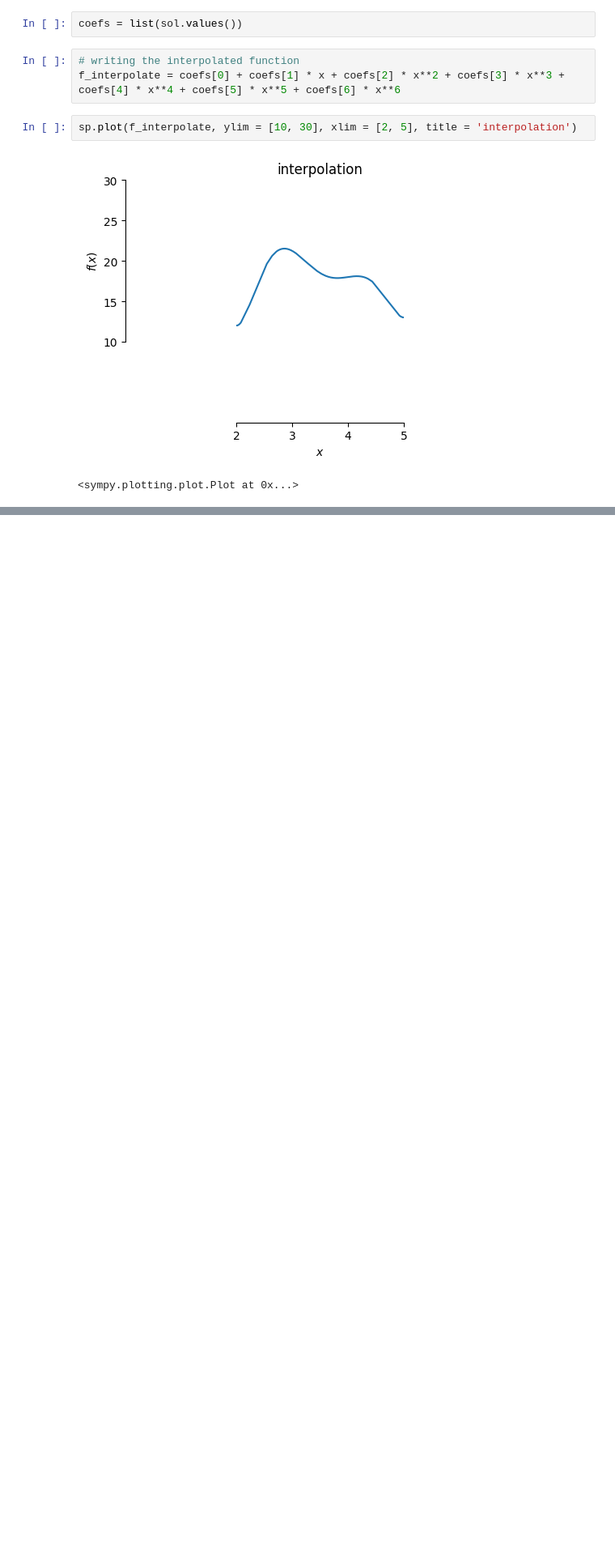
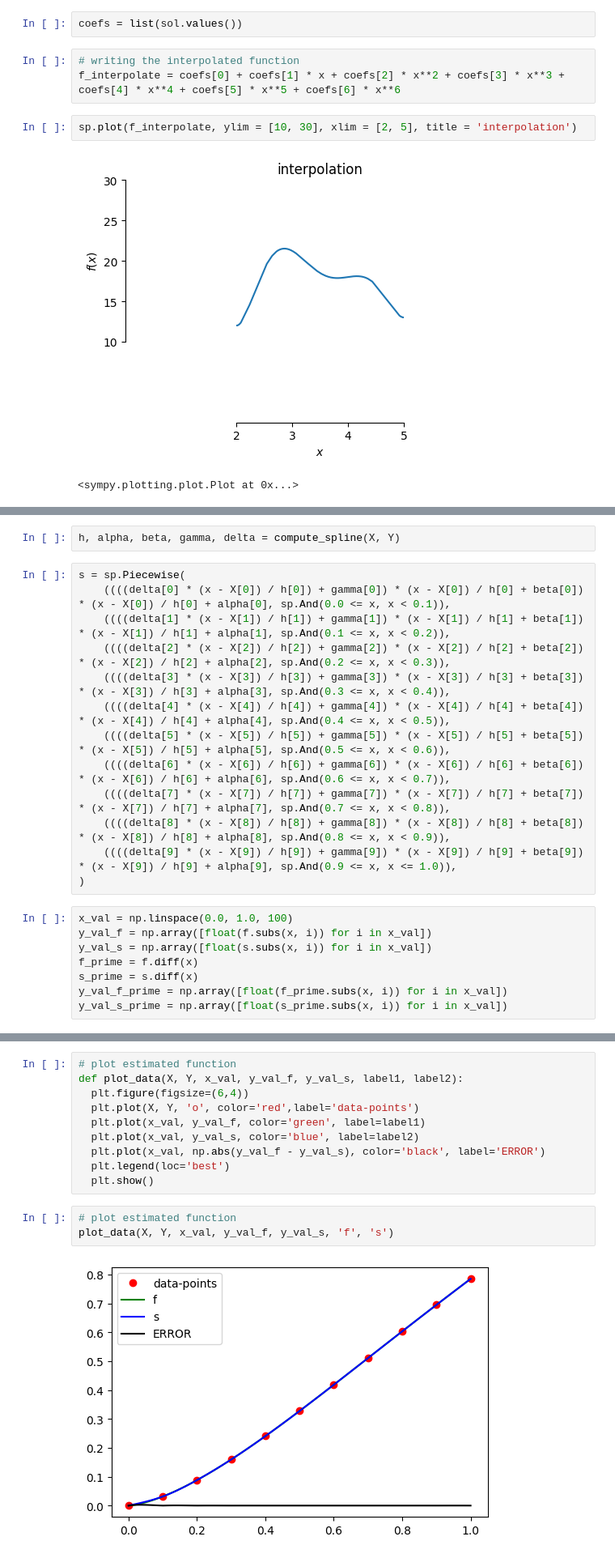
Before and after one commit to sinaapolo969/numericalAnalysis, a Jupyter notebook: numericalAnalysis.ipynb, the cells around one changed output, grey strips where cells are left out. Shown at 81% size. Cells and saved outputs as stored; diff of their text form; blank space fills up the shorter version.

Commit message:
implementing splines and Fourier series transform

```diff
--- a/numericalAnalysis.ipynb
+++ b/numericalAnalysis.ipynb
@@ -1103,0 +1165,23 @@ sp.plot(f_interpolate, ylim = [10, 30], xlim = [2, 5], title = 'interpolation')
+# %%
+h, alpha, beta, gamma, delta = compute_spline(X, Y)
+# %%
+s = sp.Piecewise(
+    ((((delta[0] * (x - X[0]) / h[0]) + gamma[0]) * (x - X[0]) / h[0] + beta[0]) * (x - X[0]) / h[0] + alpha[0], sp.And(0.0 <= x, x < 0.1)),
+    ((((delta[1] * (x - X[1]) / h[1]) + gamma[1]) * (x - X[1]) / h[1] + beta[1]) * (x - X[1]) / h[1] + alpha[1], sp.And(0.1 <= x, x < 0.2)),
+    ((((delta[2] * (x - X[2]) / h[2]) + gamma[2]) * (x - X[2]) / h[2] + beta[2]) * (x - X[2]) / h[2] + alpha[2], sp.And(0.2 <= x, x < 0.3)),
+    ((((delta[3] * (x - X[3]) / h[3]) + gamma[3]) * (x - X[3]) / h[3] + beta[3]) * (x - X[3]) / h[3] + alpha[3], sp.And(0.3 <= x, x < 0.4)),
+    ((((delta[4] * (x - X[4]) / h[4]) + gamma[4]) * (x - X[4]) / h[4] + beta[4]) * (x - X[4]) / h[4] + alpha[4], sp.And(0.4 <= x, x < 0.5)),
+    ((((delta[5] * (x - X[5]) / h[5]) + gamma[5]) * (x - X[5]) / h[5] + beta[5]) * (x - X[5]) / h[5] + alpha[5], sp.And(0.5 <= x, x < 0.6)),
+    ((((delta[6] * (x - X[6]) / h[6]) + gamma[6]) * (x - X[6]) / h[6] + beta[6]) * (x - X[6]) / h[6] + alpha[6], sp.And(0.6 <= x, x < 0.7)),
+    ((((delta[7] * (x - X[7]) / h[7]) + gamma[7]) * (x - X[7]) / h[7] + beta[7]) * (x - X[7]) / h[7] + alpha[7], sp.And(0.7 <= x, x < 0.8)),
+    ((((delta[8] * (x - X[8]) / h[8]) + gamma[8]) * (x - X[8]) / h[8] + beta[8]) * (x - X[8]) / h[8] + alpha[8], sp.And(0.8 <= x, x < 0.9)),
+    ((((delta[9] * (x - X[9]) / h[9]) + gamma[9]) * (x - X[9]) / h[9] + beta[9]) * (x - X[9]) / h[9] + alpha[9], sp.And(0.9 <= x, x <= 1.0)),
+)
+# %%
+x_val = np.linspace(0.0, 1.0, 100)
+y_val_f = np.array([float(f.subs(x, i)) for i in x_val])
+y_val_s = np.array([float(s.subs(x, i)) for i in x_val])
+f_prime = f.diff(x)
+s_prime = s.diff(x)
+y_val_f_prime = np.array([float(f_prime.subs(x, i)) for i in x_val])
+y_val_s_prime = np.array([float(s_prime.subs(x, i)) for i in x_val])
@@ -1103,0 +1193,15 @@ sp.plot(f_interpolate, ylim = [10, 30], xlim = [2, 5], title = 'interpolation')
+# %%
+# plot estimated function
+def plot_data(X, Y, x_val, y_val_f, y_val_s, label1, label2):
+  plt.figure(figsize=(6,4))
+  plt.plot(X, Y, 'o', color='red',label='data-points')
+  plt.plot(x_val, y_val_f, color='green', label=label1)
+  plt.plot(x_val, y_val_s, color='blue', label=label2)
+  plt.plot(x_val, np.abs(y_val_f - y_val_s), color='black', label='ERROR')
+  plt.legend(loc='best')
+  plt.show()
+# %%
+# plot estimated function
+plot_data(X, Y, x_val, y_val_f, y_val_s, 'f', 's')
+# %% [output]
+[figure, added]
```
Also changed, not shown: parts of 30 cells of this notebook.
